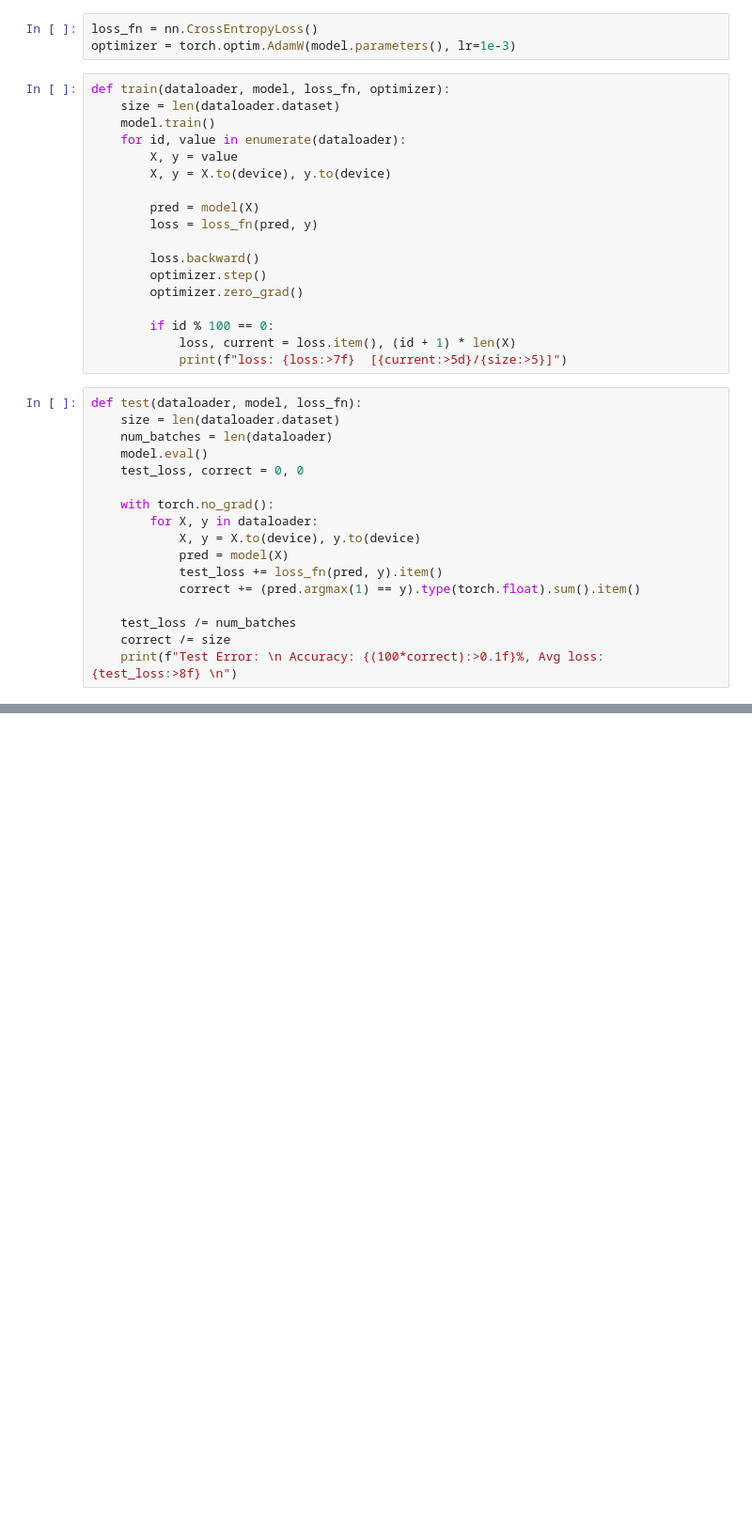
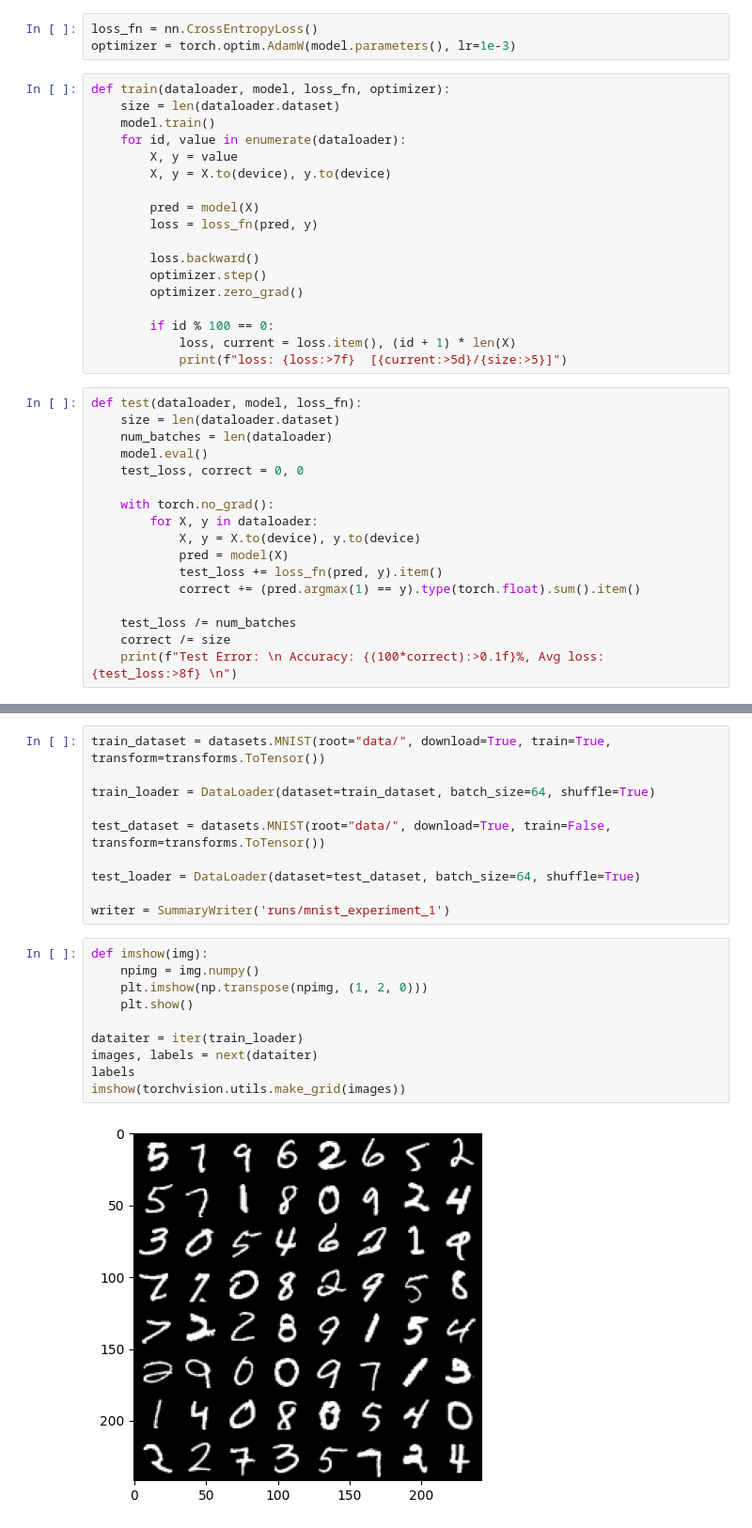
Before and after one commit to Mrpierrouge/Cours_IA, a Jupyter notebook: cours/temp.ipynb, the cells around one changed output, grey strips where cells are left out. Shown: that part at 94% size. Cells and saved outputs as stored; diff of their text form; blank space fills up the shorter version.

Commit message:
use CNN model, add tensorBoard

```diff
--- a/cours/temp.ipynb
+++ b/cours/temp.ipynb
@@ -345,0 +255,22 @@ ONNXProgram(
+# %%
+train_dataset = datasets.MNIST(root="data/", download=True, train=True, transform=transforms.ToTensor())
+
+train_loader = DataLoader(dataset=train_dataset, batch_size=64, shuffle=True)
+
+test_dataset = datasets.MNIST(root="data/", download=True, train=False, transform=transforms.ToTensor())
+
+test_loader = DataLoader(dataset=test_dataset, batch_size=64, shuffle=True)
+
+writer = SummaryWriter('runs/mnist_experiment_1')
+# %%
+def imshow(img):
+    npimg = img.numpy()
+    plt.imshow(np.transpose(npimg, (1, 2, 0)))
+    plt.show()
+
+dataiter = iter(train_loader)
+images, labels = next(dataiter)
+labels
+imshow(torchvision.utils.make_grid(images))
+# %% [output]
+[figure, added]
```
Also changed, not shown: parts of 29 cells of this notebook, 5 other files.
